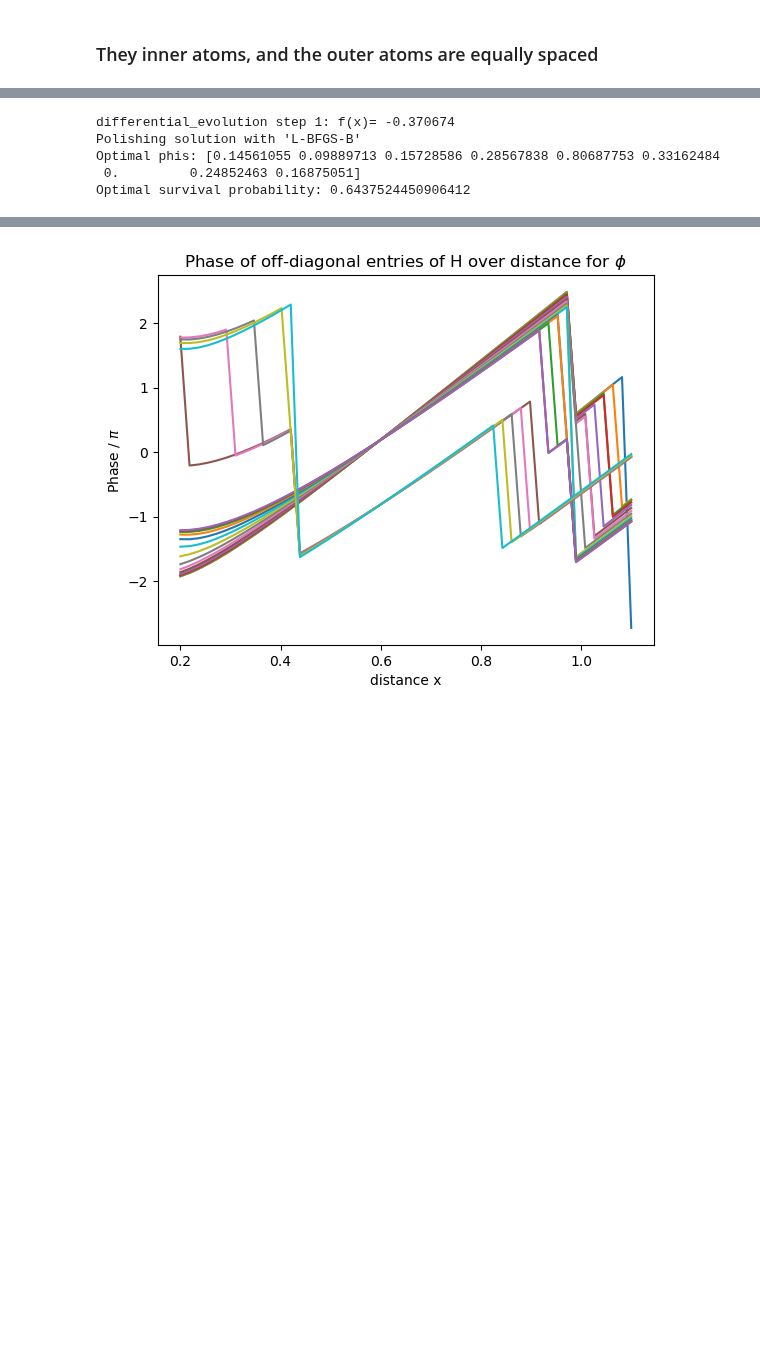
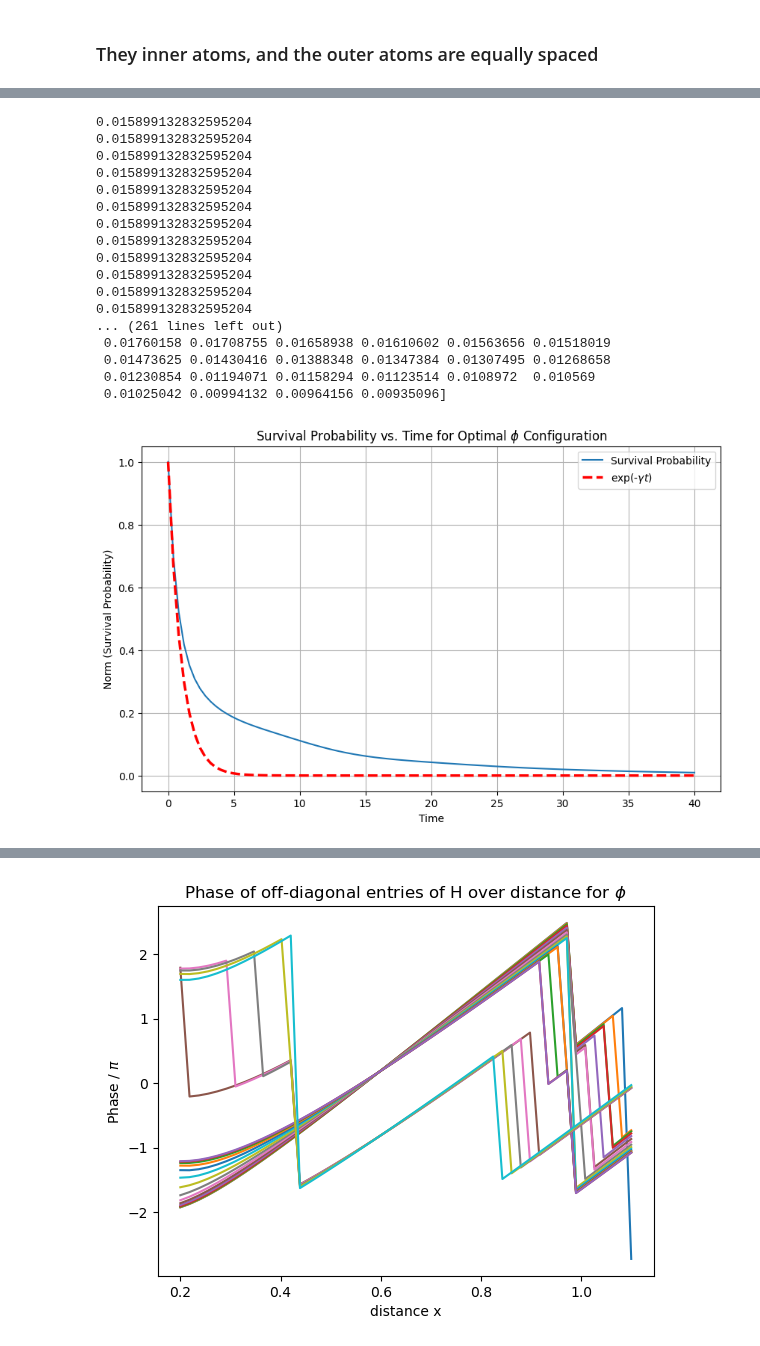
Before and after one commit to LBPhysics/GIT_Code_BA, a Jupyter notebook: Continuation/Qutip/Topology.ipynb, the cells around one changed output, grey strips where cells are left out. Cells and saved outputs as stored; diff of their text form; code cells hidden in the pictures; blank space fills up the shorter version.

```diff
--- a/Continuation/Qutip/Topology.ipynb
+++ b/Continuation/Qutip/Topology.ipynb
@@ -225,7 +246,7 @@ plt.show()
 # calculate the optimal phi configuration
 from scipy.optimize import differential_evolution
 
-def H_eff_test(distance_in = fixed_dist_in, distance_ext = fixed_dist_ext, dipoles = None, lam=fixed_lam, gamma=fixed_gamma, N=N):
+def H_eff_test(distance_in = fixed_dist_in, distance_ext = fixed_dist_ext, dipoles = [dipole_vector() for _ in range(N)], lam=fixed_lam, gamma=fixed_gamma, N=N):
     positions = atom_positions(distance_in, distance_ext, N)
     H_eff_matrix = np.zeros((N, N), dtype=complex)
     for a in range(N):
@@ -238,20 +259,21 @@ def H_eff_test(distance_in = fixed_dist_in, distance_ext = fixed_dist_ext, dipol
             H_eff_matrix[a, b] = matrix_element
     return Qobj(H_eff_matrix)
 
-def norms_cal(times, distance_in = fixed_dist_in, distance_ext = fixed_dist_ext, gamma=fixed_gamma, dipoles=None, Psi_0=basis(N, 0)):
+def norms_cal(times, distance_in = fixed_dist_in, distance_ext = fixed_dist_ext, gamma=fixed_gamma, dipoles=[dipole_vector() for _ in range(N)], Psi_0=basis(N, 0)):
     H = H_eff_test(distance_in = distance_in, distance_ext = distance_ext, dipoles=dipoles, lam=fixed_lam, gamma=gamma, N=N)
     all_norms = []
     for t in times:
         U = (-1j * H * t).expm()
         Psi_t = U * Psi_0
         norm_sq = Psi_t.norm()**2
+        print(norm_sq)
         all_norms.append(norm_sq)
     return np.array(all_norms)
 
 # Define the cost function to be minimized (negative of the survival probability at t=10*gamma)
 def cost_function(phis):
     dipoles = [dipole_vector(phi) for phi in phis]
-    survival_probabilities = norms_cal([10 * fixed_gamma], dipoles=dipoles, Psi_0=psi0)
+    survival_probabilities = norms_cal([times[t_size//2]], dipoles=dipoles, Psi_0=psi0)
     survival_probability = survival_probabilities[0]
     return -survival_probability
 
@@ -280,35 +302,82 @@ def differential_evolution_with_custom_init():
     initial_pop = np.array([custom_initial_population(N) for _ in range(popsize)])
 
     def custom_callback(xk, convergence):
         pass  # Define any custom callback logic here if needed
 
     result = differential_evolution(
         cost_function,
         bounds,
         strategy=strategy,
         maxiter=maxiter,
         popsize=popsize,
         tol=tol,
         mutation=mutation,
         recombination=recombination,
         seed=seed,
         callback=custom_callback,
         disp=True,
         polish=True,
         init=initial_pop
     )
     return result
 result = differential_evolution_with_custom_init() # Perform the optimization
 ############################################################################################ uncomment here ''' '''
 #result = differential_evolution(cost_function, bounds)
 optimal_phis = result.x
 optimal_survival_probability = -result.fun
 
 print(f"Optimal phis: {optimal_phis}")
 print(f"Optimal survival probability: {optimal_survival_probability}")
+
+optimal_dipoles = [dipole_vector(phi) for phi in optimal_phis]
+
+# Calculate norms over the entire time range
+norms = norms_cal(times, dipoles=optimal_dipoles)
+print(norms)
+# Plot the norms against time
+plt.figure(figsize=(10, 6))
+plt.plot(times, norms, label='Survival Probability')
+plt.plot(times, np.exp(-times), 'r--', linewidth=2.5, label=r'exp(-$\gamma t$)')
+plt.xlabel('Time')
+plt.ylabel('Norm (Survival Probability)')
+plt.title('Survival Probability vs. Time for Optimal $\phi$ Configuration')
+plt.legend()
+plt.grid(True)
+plt.show()
+
+# Plot atoms with their dipole moments
+positions = atom_positions(fixed_dist_in, fixed_dist_ext, N)
+max_x = np.max(positions[:, 0])
+scale = 0.1 * max_x
+
+plt.figure(figsize=(8, 8))
+plt.scatter(positions[:, 0], positions[:, 1], color='blue', s=100, label='Atoms')
+for i in range(N):
+    plt.arrow(positions[i, 0], positions[i, 1], optimal_dipoles[i][0] * scale, optimal_dipoles[i][1] * scale, head_width=0.5 * scale, head_length=0.5 * scale, fc='red', ec='red')
+
+plt.title('Atom Positions and Dipole Moments')
+plt.xlabel('X Position')
+plt.ylabel('Y Position')
+plt.grid(True)
+plt.legend()
+plt.axis('equal')
+plt.show()
 # %% [output]
-differential_evolution step 1: f(x)= -0.370674
-Polishing solution with 'L-BFGS-B'
-Optimal phis: [0.14561055 0.09889713 0.15728586 0.28567838 0.80687753 0.33162484
- 0.         0.24852463 0.16875051]
-Optimal survival probability: 0.6437524450906412
+0.015899132832595204
+0.015899132832595204
+0.015899132832595204
+0.015899132832595204
+0.015899132832595204
+0.015899132832595204
+0.015899132832595204
+0.015899132832595204
+0.015899132832595204
+0.015899132832595204
+0.015899132832595204
+0.015899132832595204
+... (261 lines left out)
+ 0.01760158 0.01708755 0.01658938 0.01610602 0.01563656 0.01518019
+ 0.01473625 0.01430416 0.01388348 0.01347384 0.01307495 0.01268658
+ 0.01230854 0.01194071 0.01158294 0.01123514 0.0108972  0.010569
+ 0.01025042 0.00994132 0.00964156 0.00935096]
+[figure, added]
```
Also changed, not shown: parts of 11 cells of this notebook.
